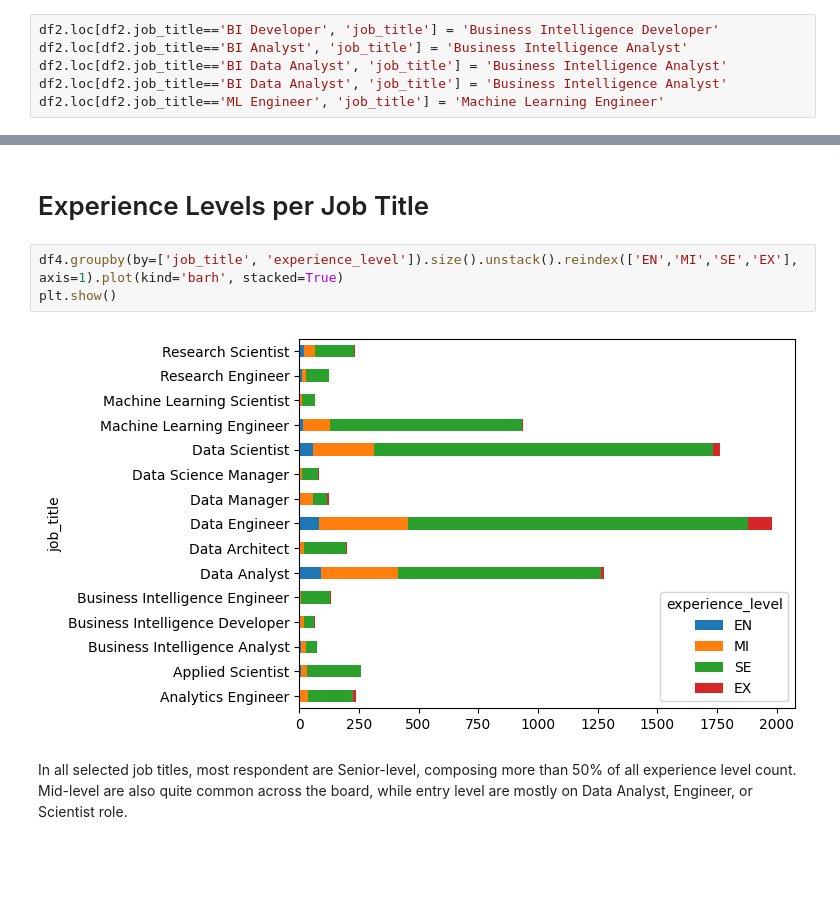
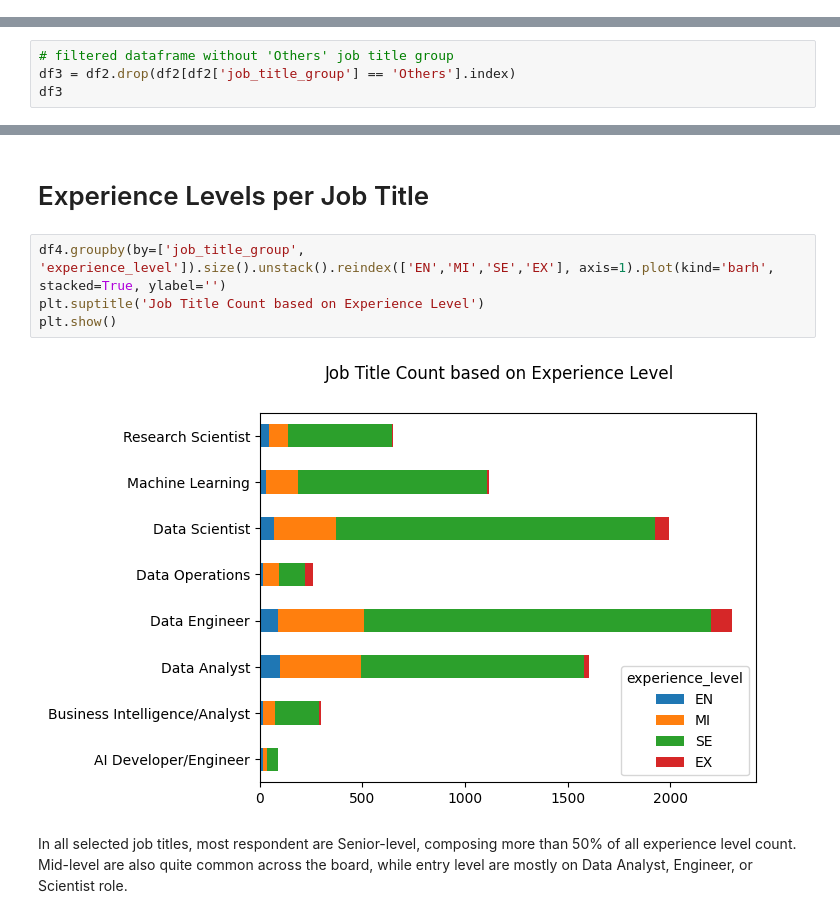
Before and after one commit to mezkymy/global-salaries, a Jupyter notebook: global-salaries.ipynb, the cells around one changed output, grey strips where cells are left out. Drawn from its saved outputs; the diff is of its cells as text; blank space fills up the shorter version.

Commit message:
grouped job titles into more generalized groups

```diff
--- a/global-salaries.ipynb
+++ b/global-salaries.ipynb
@@ -201,6 +200,0 @@ We should take note that some job titles are actually similar, if not completely
-# %%
-df2.loc[df2.job_title=='BI Developer', 'job_title'] = 'Business Intelligence Developer'
-df2.loc[df2.job_title=='BI Analyst', 'job_title'] = 'Business Intelligence Analyst'
-df2.loc[df2.job_title=='BI Data Analyst', 'job_title'] = 'Business Intelligence Analyst'
-df2.loc[df2.job_title=='BI Data Analyst', 'job_title'] = 'Business Intelligence Analyst'
-df2.loc[df2.job_title=='ML Engineer', 'job_title'] = 'Machine Learning Engineer'
@@ -276,0 +278,4 @@ After filtering out jobs that occur less than 50 times in this dataset, we still
+# %%
+# filtered dataframe without 'Others' job title group
+df3 = df2.drop(df2[df2['job_title_group'] == 'Others'].index)
+df3
@@ -358,10 +381,11 @@ Tukey's HSD shows that all three categories differ with each other significantly
 # %% [markdown]
 # Experience Levels per Job Title
 # %%
-df4.groupby(by=['job_title', 'experience_level']).size().unstack().reindex(['EN','MI','SE','EX'], axis=1).plot(kind='barh', stacked=True)
+df4.groupby(by=['job_title_group', 'experience_level']).size().unstack().reindex(['EN','MI','SE','EX'], axis=1).plot(kind='barh', stacked=True, ylabel='')
+plt.suptitle('Job Title Count based on Experience Level')
 plt.show()
 # %% [output]
-[figure, old version]
+[figure, new version]
 # %% [markdown]
 In all selected job titles, most respondent are Senior-level, composing more than 50% of all experience level count. Mid-level are also quite common across the board, while entry level are mostly on Data Analyst, Engineer, or Scientist role.
 # %% [markdown]
```
Also changed, not shown: parts of 50 cells of this notebook.
